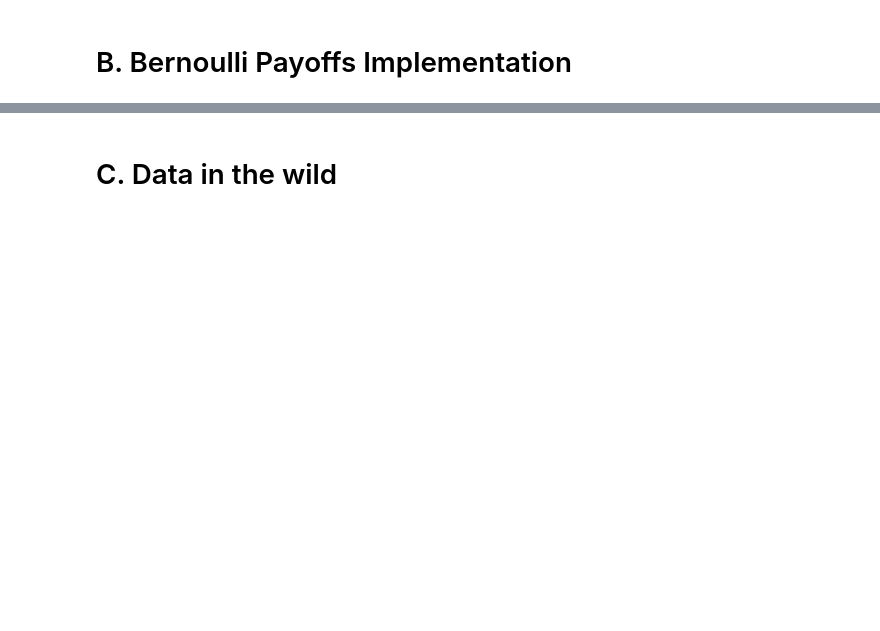
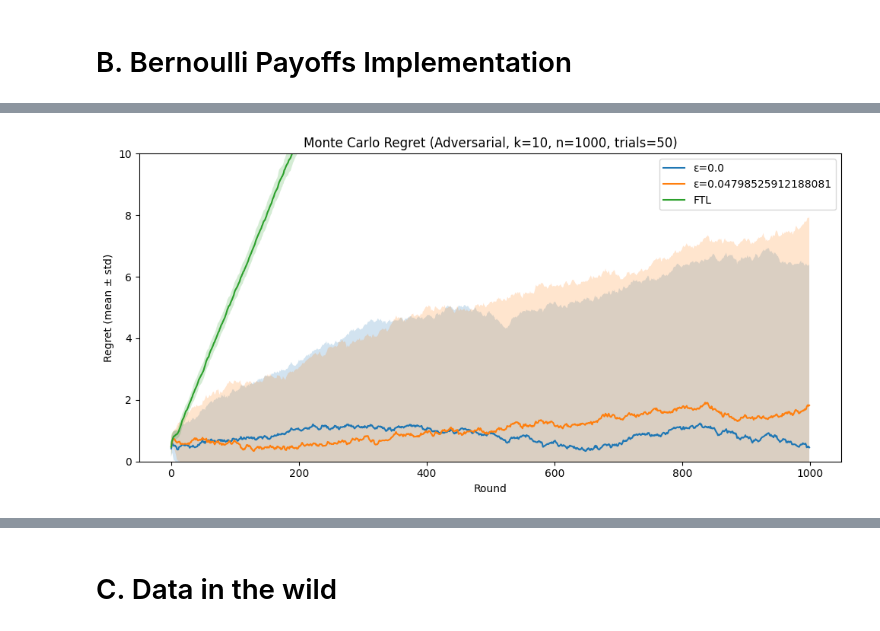
Before and after one commit to KoshiHarashima/CS332, a Jupyter notebook: 332Project2/code/analysis.ipynb, the cells around one changed output, grey strips where cells are left out. Drawn from its saved outputs; the diff is of its cells as text; code cells hidden in the pictures; blank space fills up the shorter version.

```diff
--- a/332Project2/code/analysis.ipynb
+++ b/332Project2/code/analysis.ipynb
@@ -371,0 +437,15 @@ NameError: name 'k' is not defined
+# %%
+# Monte Carlo experiments: Adversarial Fair Payoffs
+
+# Ensure parameters
+try:
+    _ = k; _ = n
+except NameError:
+    k = 10
+    n = 1000
+
+mc_epsilons = [0.0, float(np.sqrt(np.log(k) / n))]  # include a larger eps for contrast
+mean_std_adv = run_monte_carlo(AdversarialFairPayoffs, k, n, mc_epsilons, trials=50, model_name="Adversarial")
+plot_monte_carlo_regret(mean_std_adv, f"Monte Carlo Regret (Adversarial, k={k}, n={n}, trials=50)", save_path='../../figures/adv_mc_regret.png', y_lim=(0, 10))
+# %% [output]
+[figure, added]
```
Also changed, not shown: parts of 20 cells of this notebook, 1 other file.
